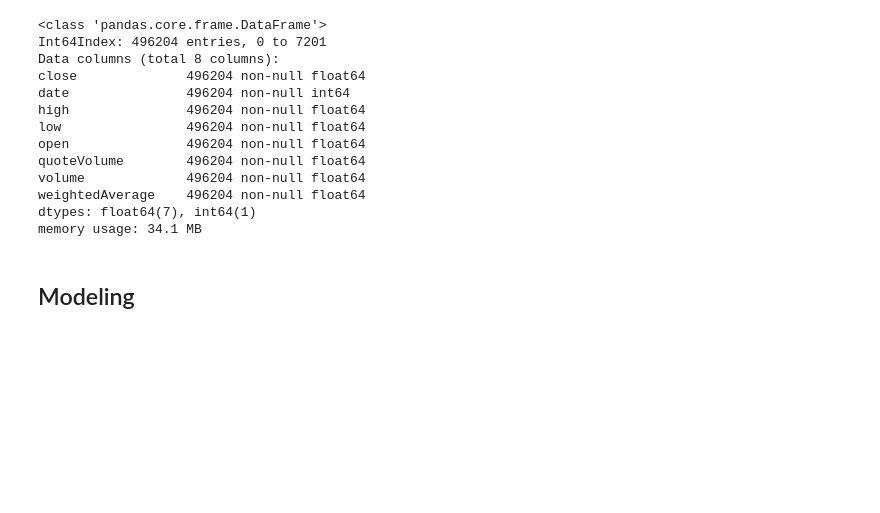
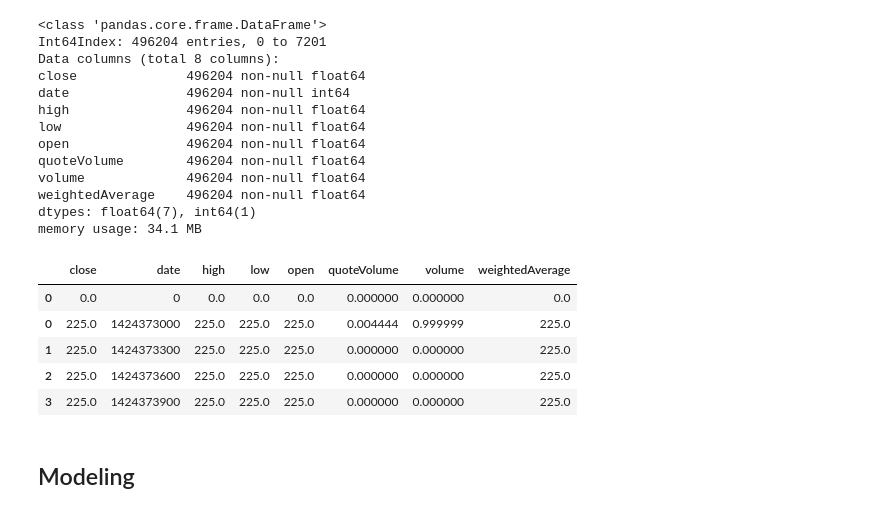
Before and after one commit to jeffbruce/time-series, a Jupyter notebook: crypto/crypto_exploration.ipynb, the cells around one changed output. Saved outputs shown, nothing was run; the diff lists cells and outputs as text; code cells hidden in the pictures; blank space fills up the shorter version.

```diff
--- a/crypto/crypto_exploration.ipynb
+++ b/crypto/crypto_exploration.ipynb
@@ -77,3 +77,12 @@ dtypes: float64(7), int64(1)
 memory usage: 34.1 MB
 # %%
 # btc_data.to_csv('data/btc_price.csv')
+# %%
+btc_data.head(5)
+# %% [output]
+|  | close | date | high | low | open | quoteVolume | volume | weightedAverage |
+| 0 | 0.0 | 0 | 0.0 | 0.0 | 0.0 | 0.000000 | 0.000000 | 0.0 |
+| 0 | 225.0 | 1424373000 | 225.0 | 225.0 | 225.0 | 0.004444 | 0.999999 | 225.0 |
+| 1 | 225.0 | 1424373300 | 225.0 | 225.0 | 225.0 | 0.000000 | 0.000000 | 225.0 |
+| 2 | 225.0 | 1424373600 | 225.0 | 225.0 | 225.0 | 0.000000 | 0.000000 | 225.0 |
+| 3 | 225.0 | 1424373900 | 225.0 | 225.0 | 225.0 | 0.000000 | 0.000000 | 225.0 |
```
Also changed, not shown: parts of 10 cells of this notebook, 1 other file.
